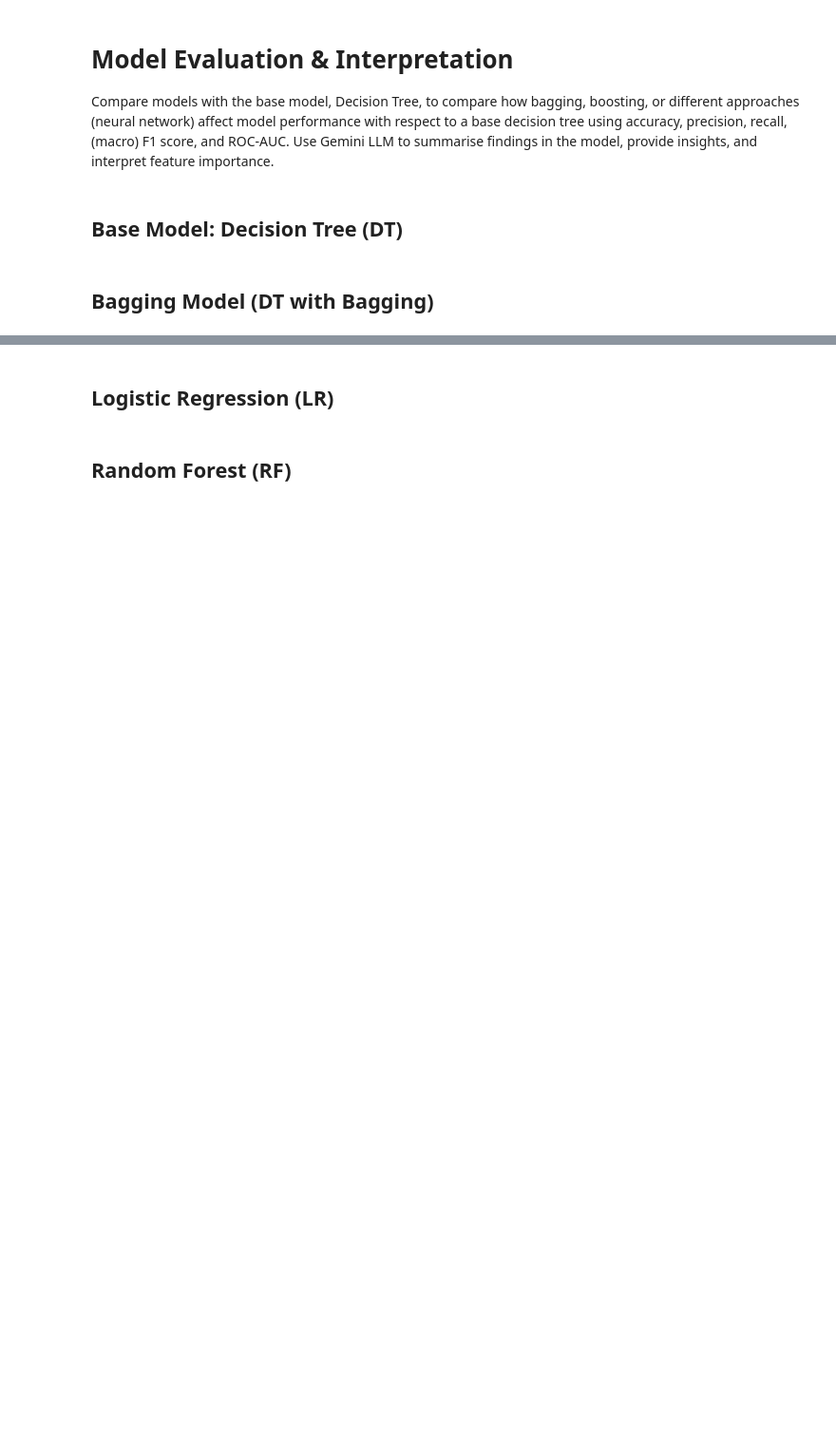
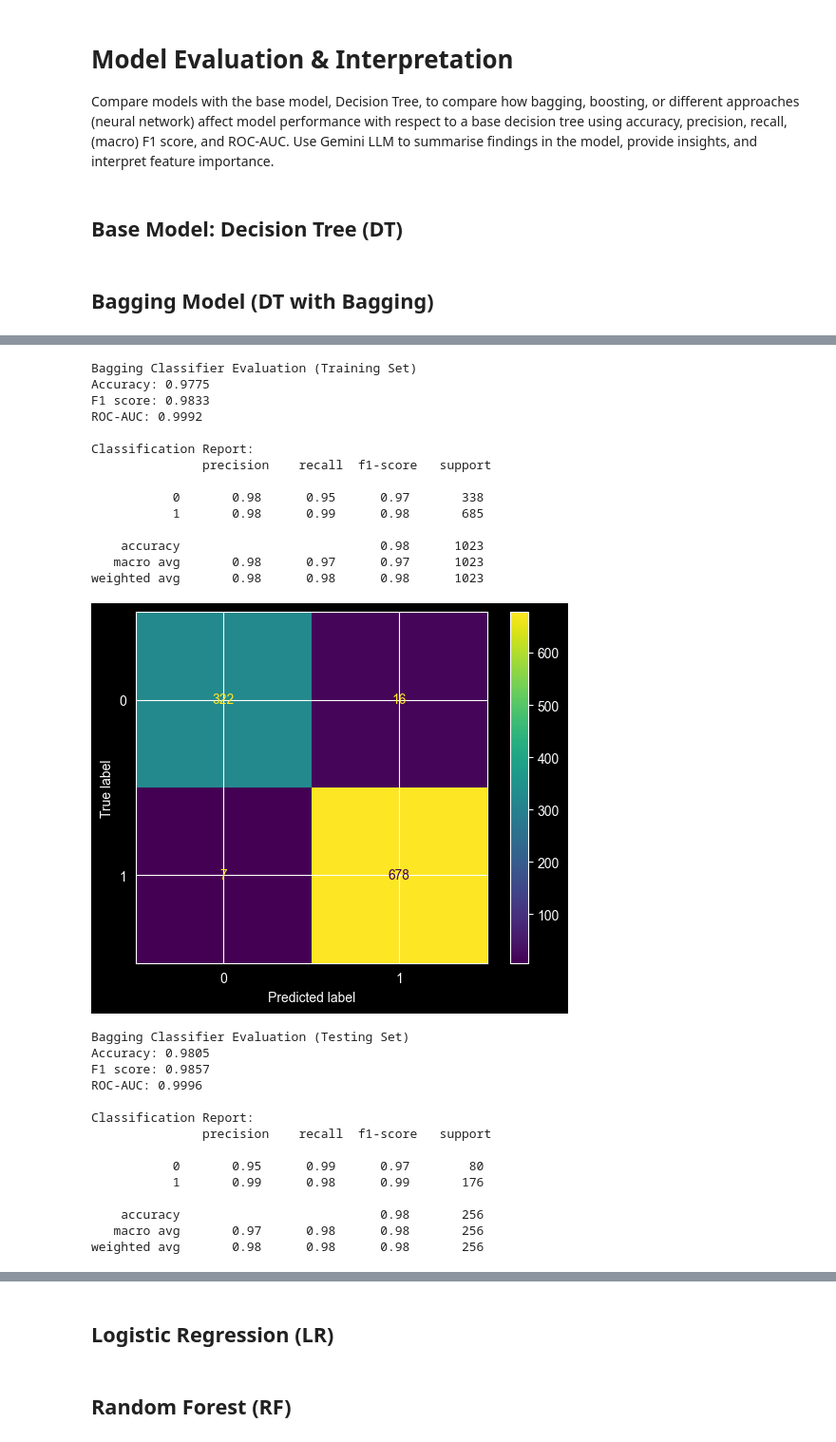
Before and after one commit to hazhalim/dmw-group-project, a Jupyter notebook: WIE3007_Group_Project_Group_11.ipynb, the cells around one changed output, grey strips where cells are left out. Shown at 95% size. Saved outputs shown, nothing was run; the diff lists cells and outputs as text; code cells hidden in the pictures; blank space fills up the shorter version.

Commit message:
Update model evaluation to use helper functions

```diff
--- a/WIE3007_Group_Project_Group_11.ipynb
+++ b/WIE3007_Group_Project_Group_11.ipynb
@@ -490,0 +491,47 @@ Compare models with the base model, Decision Tree, to compare how bagging, boost
+# %%
+y_pred_train_s = bagging_clf.predict(X_train_s)
+y_pred_test_s = bagging_clf.predict(X_test_s)
+y_prob_train_s = bagging_clf.predict_proba(X_train_s)[:, 1]
+y_prob_test_s = bagging_clf.predict_proba(X_test_s)[:, 1]
+
+# Use the team's evaluation helper
+evaluate_model(
+    bagging_clf,
+    y_train_s,
+    y_test_s,
+    y_pred_train_s,
+    y_pred_test_s,
+    y_prob_train_s,
+    y_prob_test_s,
+    model_name='Bagging Classifier'
+)
+# %% [output]
+Bagging Classifier Evaluation (Training Set)
+Accuracy: 0.9775
+F1 score: 0.9833
+ROC-AUC: 0.9992
+
+Classification Report:
+               precision    recall  f1-score   support
+
+           0       0.98      0.95      0.97       338
+           1       0.98      0.99      0.98       685
+
+    accuracy                           0.98      1023
+   macro avg       0.98      0.97      0.97      1023
+weighted avg       0.98      0.98      0.98      1023
+[figure, added]
+Bagging Classifier Evaluation (Testing Set)
+Accuracy: 0.9805
+F1 score: 0.9857
+ROC-AUC: 0.9996
+
+Classification Report:
+               precision    recall  f1-score   support
+
+           0       0.95      0.99      0.97        80
+           1       0.99      0.98      0.99       176
+
+    accuracy                           0.98       256
+   macro avg       0.97      0.98      0.98       256
+weighted avg       0.98      0.98      0.98       256
```
Also changed, not shown: parts of 4 cells of this notebook.
